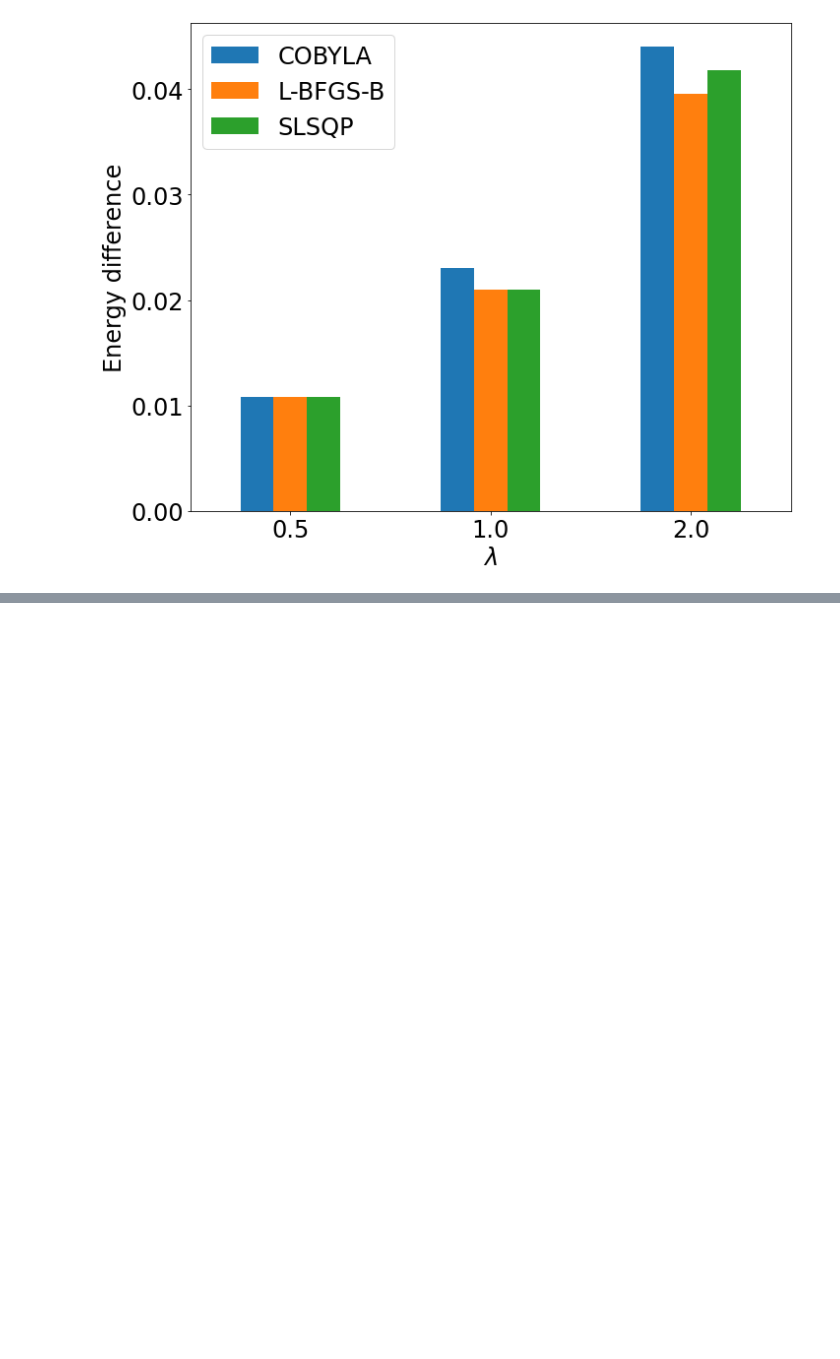
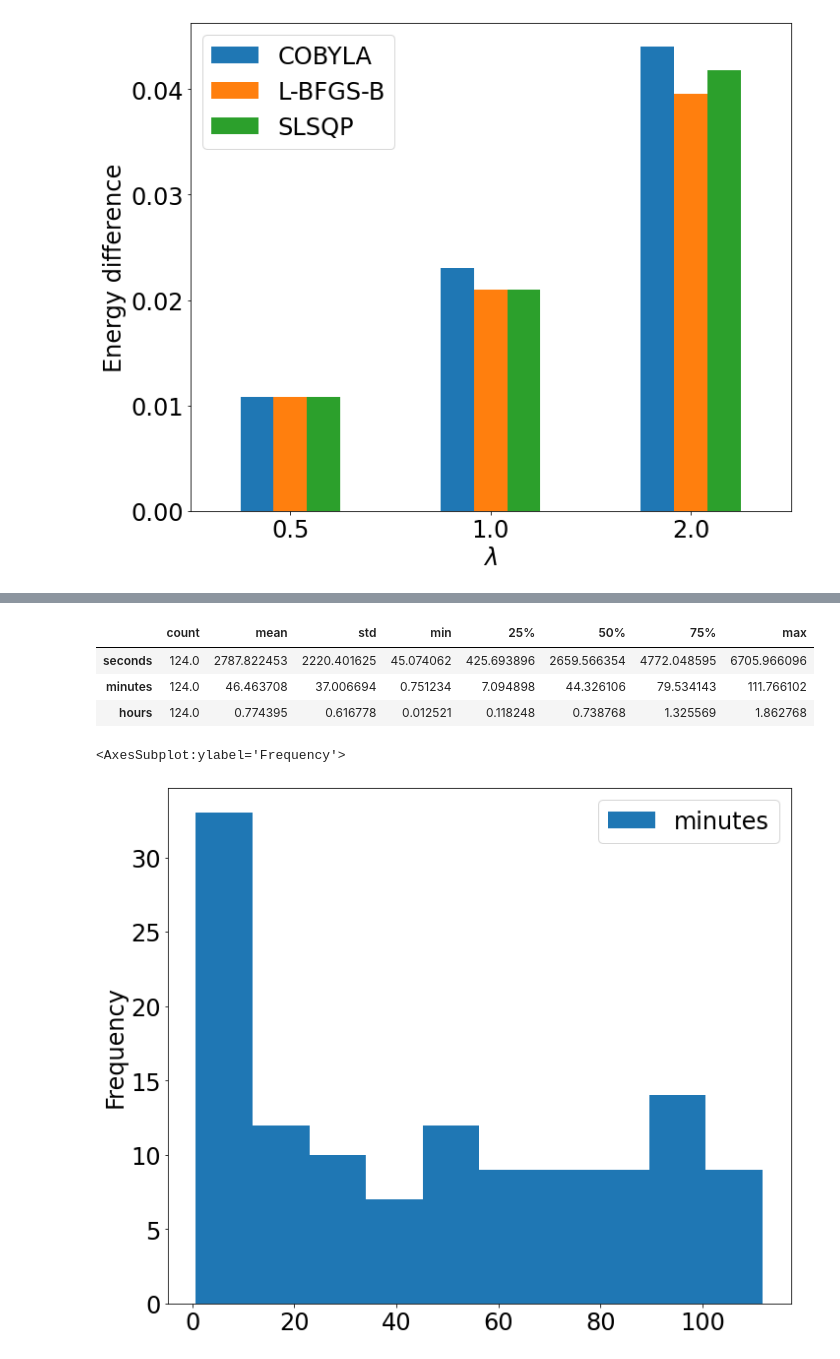
Before and after one commit to erinaldi/bmn2-qiskit, a Jupyter notebook: notebooks/00_figures.ipynb, the cells around one changed output, grey strips where cells are left out. Cells and saved outputs as stored; diff of their text form; code cells hidden in the pictures; blank space fills up the shorter version.

Commit message:
[fix] a look at  times on Hokusai. Added Casimir

```diff
--- a/notebooks/00_figures.ipynb
+++ b/notebooks/00_figures.ipynb
@@ -412,0 +469,3 @@ plt.savefig("../figures/bosBMN_L4_couplings_e-diff_ry_depth3_reps10_max10000.svg
+# %%
+df = pd.read_csv("times_bos.csv", dtype=float)
+df.head()
@@ -412,0 +481,15 @@ plt.savefig("../figures/bosBMN_L4_couplings_e-diff_ry_depth3_reps10_max10000.svg
+# %%
+df['minutes'] = df['seconds']/60.
+df['hours'] = df['seconds']/3600.
+# %%
+df.describe().T
+# %% [output]
+|  | count | mean | std | min | 25% | 50% | 75% | max |
+| seconds | 124.0 | 2787.822453 | 2220.401625 | 45.074062 | 425.693896 | 2659.566354 | 4772.048595 | 6705.966096 |
+| minutes | 124.0 | 46.463708 | 37.006694 | 0.751234 | 7.094898 | 44.326106 | 79.534143 | 111.766102 |
+| hours | 124.0 | 0.774395 | 0.616778 | 0.012521 | 0.118248 | 0.738768 | 1.325569 | 1.862768 |
+# %%
+df.plot.hist(y='minutes')
+# %% [output]
+<AxesSubplot:ylabel='Frequency'>
+[figure, added]
```
Also changed, not shown: parts of 13 cells of this notebook, 3 other files.
